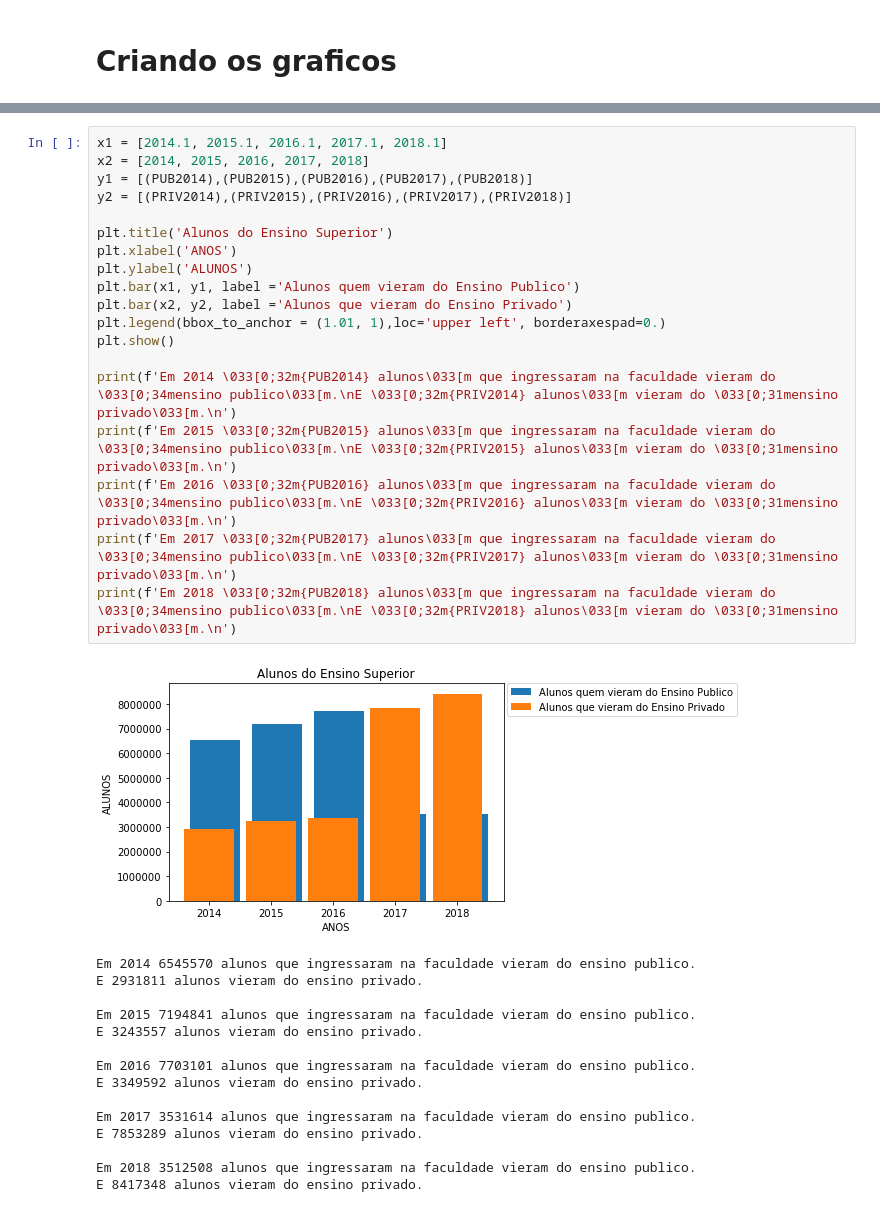
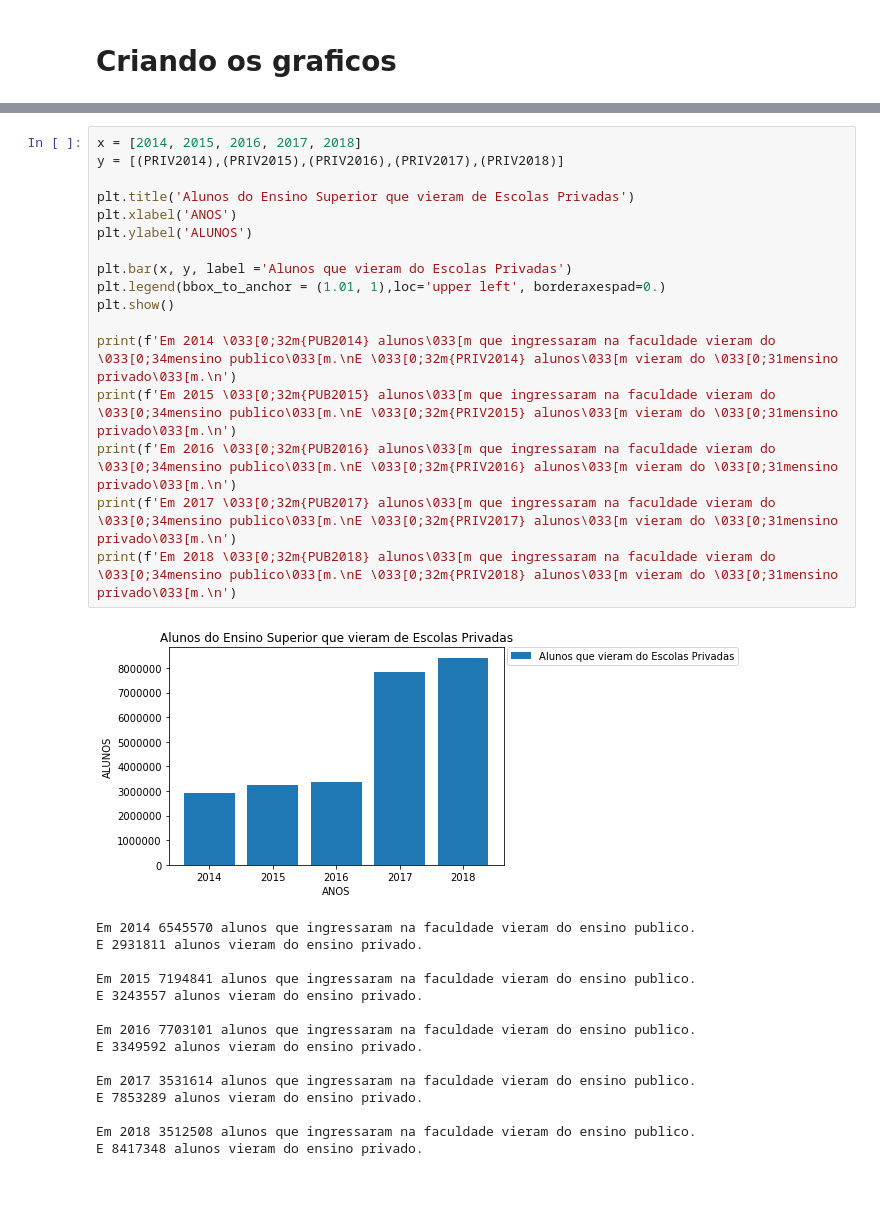
Before and after one commit to LeonardoMessias98/Analise-de-dados-INEP, a Jupyter notebook: Alunos_Ensino_Superior.ipynb, the cells around one changed output, grey strips where cells are left out. Cells and saved outputs as stored; diff of their text form.

```diff
--- a/Alunos_Ensino_Superior.ipynb
+++ b/Alunos_Ensino_Superior.ipynb
@@ -32,24 +45,22 @@ PRIV2018 = (df_dados2018.query('TP_ESCOLA_CONCLUSAO_ENS_MEDIO == 1')['TP_ESCOLA_
 # %%
-x1 = [2014.1, 2015.1, 2016.1, 2017.1, 2018.1]
-x2 = [2014, 2015, 2016, 2017, 2018]
-y1 = [(PUB2014),(PUB2015),(PUB2016),(PUB2017),(PUB2018)]
-y2 = [(PRIV2014),(PRIV2015),(PRIV2016),(PRIV2017),(PRIV2018)]
+x = [2014, 2015, 2016, 2017, 2018]
+y = [(PRIV2014),(PRIV2015),(PRIV2016),(PRIV2017),(PRIV2018)]
 
-plt.title('Alunos do Ensino Superior')
+plt.title('Alunos do Ensino Superior que vieram de Escolas Privadas')
 plt.xlabel('ANOS')
 plt.ylabel('ALUNOS')
-plt.bar(x1, y1, label ='Alunos quem vieram do Ensino Publico')
-plt.bar(x2, y2, label ='Alunos que vieram do Ensino Privado')
+
+plt.bar(x, y, label ='Alunos que vieram do Escolas Privadas')
 plt.legend(bbox_to_anchor = (1.01, 1),loc='upper left', borderaxespad=0.)
 plt.show()
 
 print(f'Em 2014 \033[0;32m{PUB2014} alunos\033[m que ingressaram na faculdade vieram do \033[0;34mensino publico\033[m.\nE \033[0;32m{PRIV2014} alunos\033[m vieram do \033[0;31mensino privado\033[m.\n')
 print(f'Em 2015 \033[0;32m{PUB2015} alunos\033[m que ingressaram na faculdade vieram do \033[0;34mensino publico\033[m.\nE \033[0;32m{PRIV2015} alunos\033[m vieram do \033[0;31mensino privado\033[m.\n')
 print(f'Em 2016 \033[0;32m{PUB2016} alunos\033[m que ingressaram na faculdade vieram do \033[0;34mensino publico\033[m.\nE \033[0;32m{PRIV2016} alunos\033[m vieram do \033[0;31mensino privado\033[m.\n')
 print(f'Em 2017 \033[0;32m{PUB2017} alunos\033[m que ingressaram na faculdade vieram do \033[0;34mensino publico\033[m.\nE \033[0;32m{PRIV2017} alunos\033[m vieram do \033[0;31mensino privado\033[m.\n')
 print(f'Em 2018 \033[0;32m{PUB2018} alunos\033[m que ingressaram na faculdade vieram do \033[0;34mensino publico\033[m.\nE \033[0;32m{PRIV2018} alunos\033[m vieram do \033[0;31mensino privado\033[m.\n')
 # %% [output]
-[figure, old version]
+[figure, new version]
 Em 2014 6545570 alunos que ingressaram na faculdade vieram do ensino publico.
 E 2931811 alunos vieram do ensino privado.
 
```
Also changed, not shown: parts of 1 cell of this notebook.
